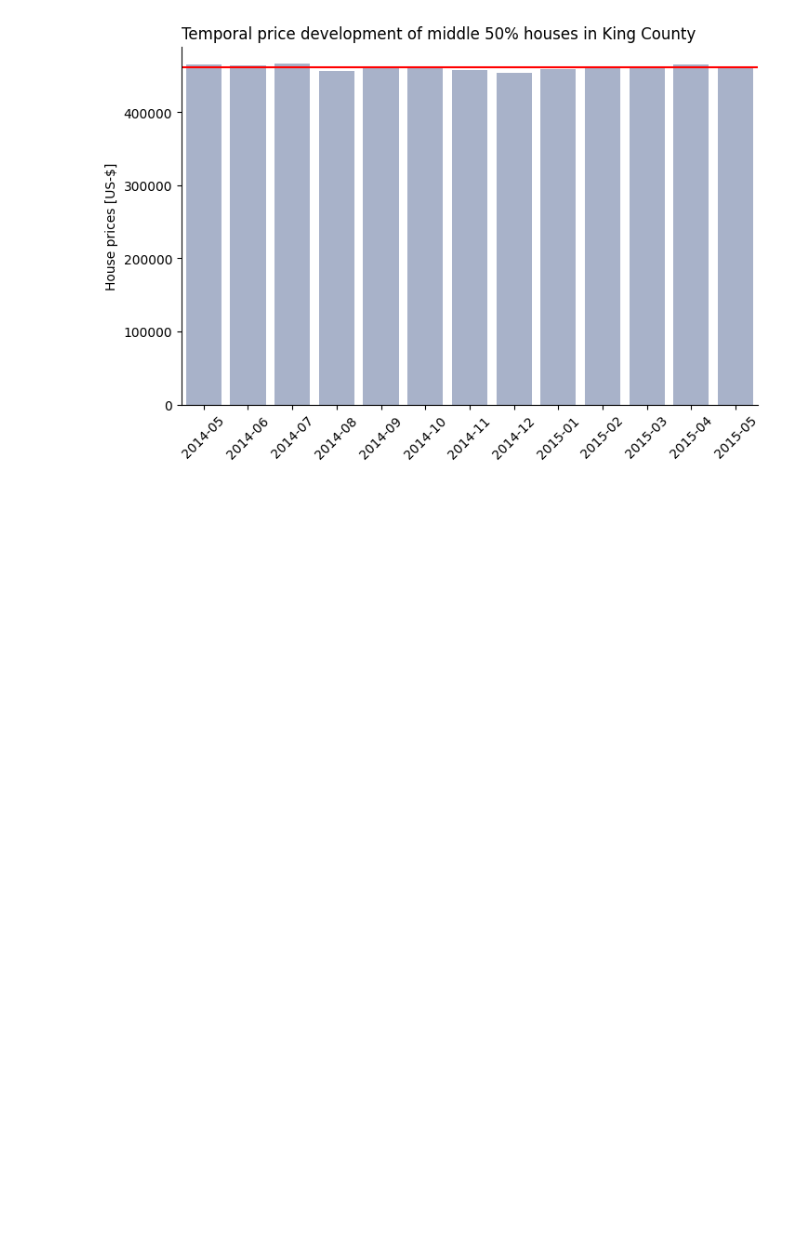
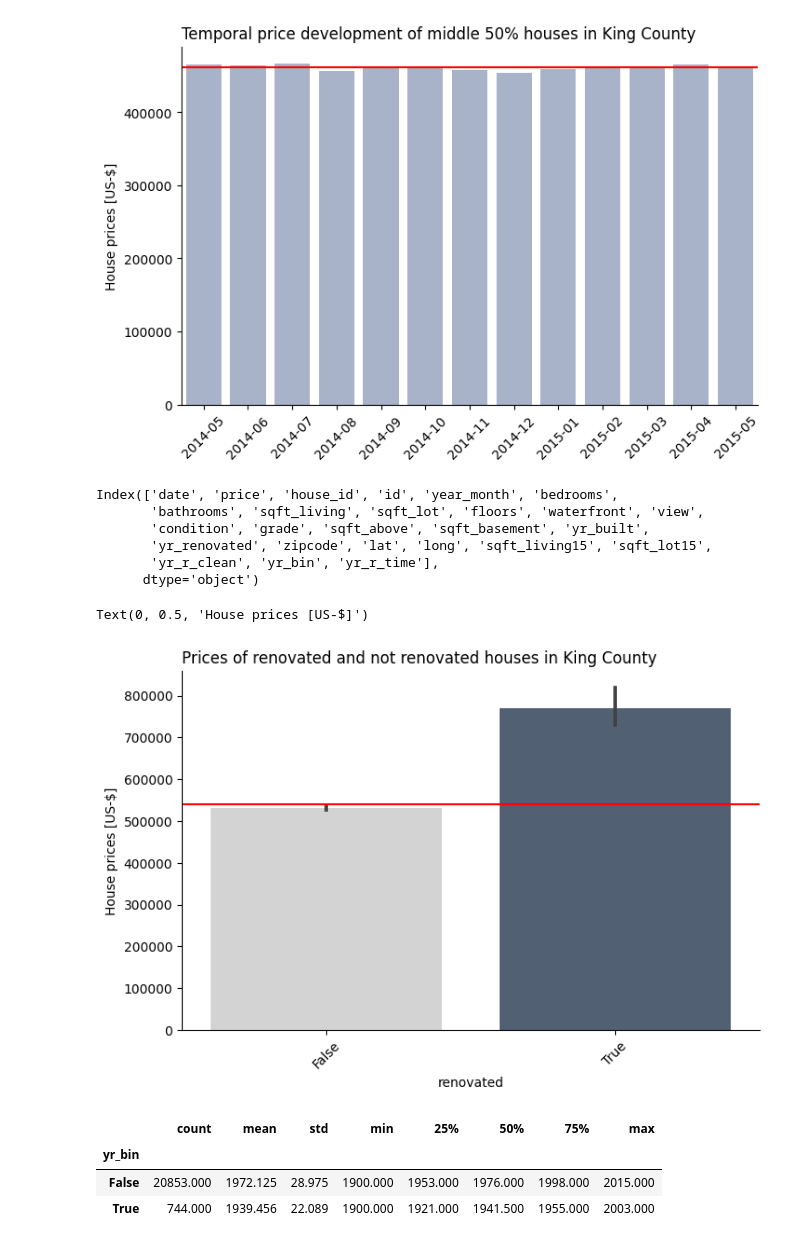
Before and after one commit to ElPaco91/eda_project, a Jupyter notebook: EDA_presentation.ipynb, the cells around one changed output. Saved outputs shown, nothing was run; the diff lists cells and outputs as text; code cells hidden in the pictures; blank space fills up the shorter version.

```diff
--- a/EDA_presentation.ipynb
+++ b/EDA_presentation.ipynb
@@ -390,3 +350,36 @@ fig = price_per_month.get_figure()
 fig.savefig("./plots/presentation/01_price_temp_middle50.png")
 # %% [output]
 [figure]
+# %%
+df.columns
+# %% [output]
+Index(['date', 'price', 'house_id', 'id', 'year_month', 'bedrooms',
+       'bathrooms', 'sqft_living', 'sqft_lot', 'floors', 'waterfront', 'view',
+       'condition', 'grade', 'sqft_above', 'sqft_basement', 'yr_built',
+       'yr_renovated', 'zipcode', 'lat', 'long', 'sqft_living15', 'sqft_lot15',
+       'yr_r_clean', 'yr_bin', 'yr_r_time'],
+      dtype='object')
+# %%
+# Renovation:
+price_ren = sns.barplot(df,
+           x = 'yr_bin',
+           y = 'price',
+           palette = ['lightgrey', '#4B6079'])
+
+sns.despine(top=True, right=True, left=False, bottom=False)
+price_ren.axhline(df.price.mean(), color = 'red')
+price_ren.set_xticklabels(price_ren.get_xticklabels(), rotation = 45)
+plt.title('Prices of renovated and not renovated houses in King County', loc = 'left')
+plt.xlabel('renovated')
+plt.ylabel('House prices [US-$]')
+# %% [output]
+Text(0, 0.5, 'House prices [US-$]')
+[figure, added]
+# %%
+# What is the age range of houses renovated?
+df.groupby('yr_bin').describe().yr_built
+# %% [output]
+|  | count | mean | std | min | 25% | 50% | 75% | max |
+| yr_bin |  |  |  |  |  |  |  |  |
+| False | 20853.000 | 1972.125 | 28.975 | 1900.000 | 1953.000 | 1976.000 | 1998.000 | 2015.000 |
+| True | 744.000 | 1939.456 | 22.089 | 1900.000 | 1921.000 | 1941.500 | 1955.000 | 2003.000 |
```
Also changed, not shown: parts of 16 cells of this notebook, 1 other file.
